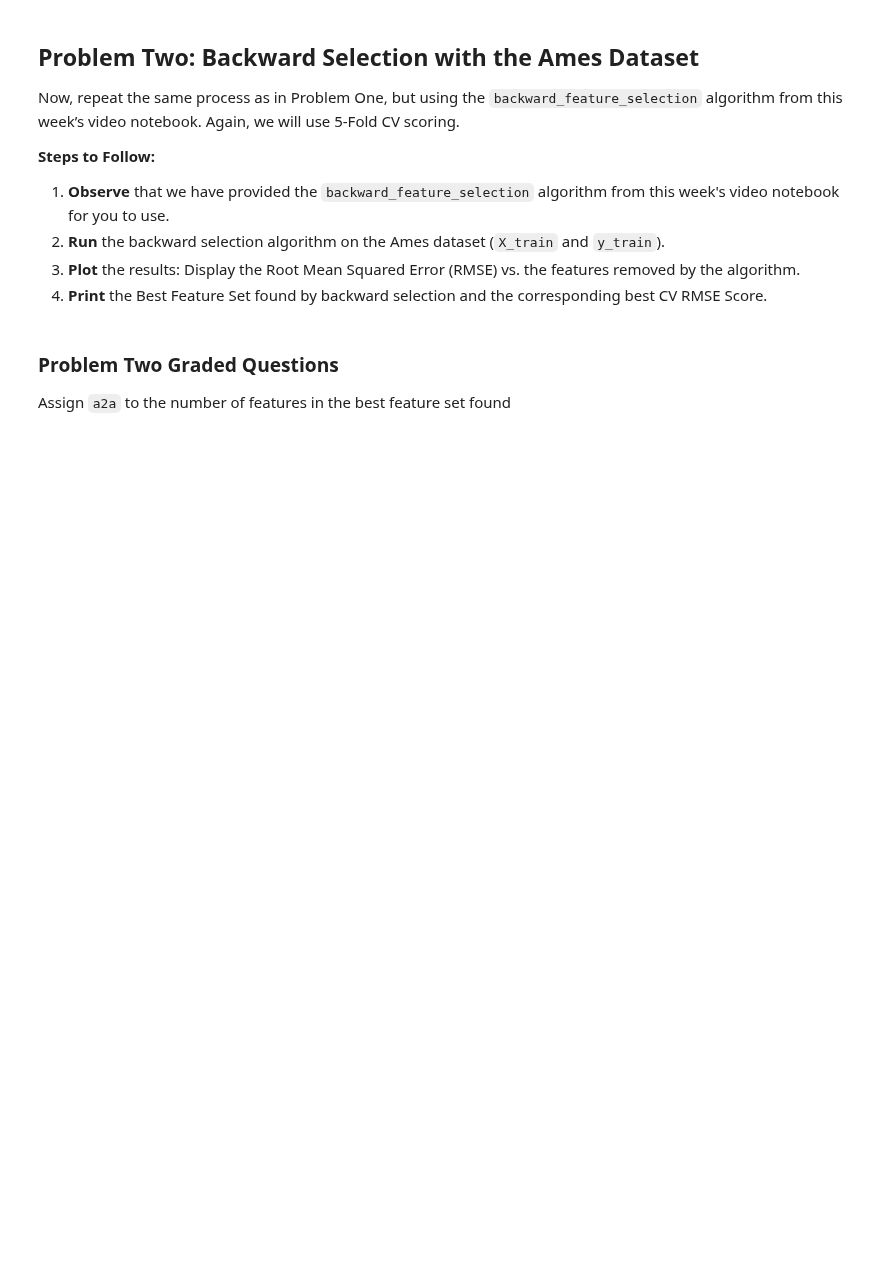
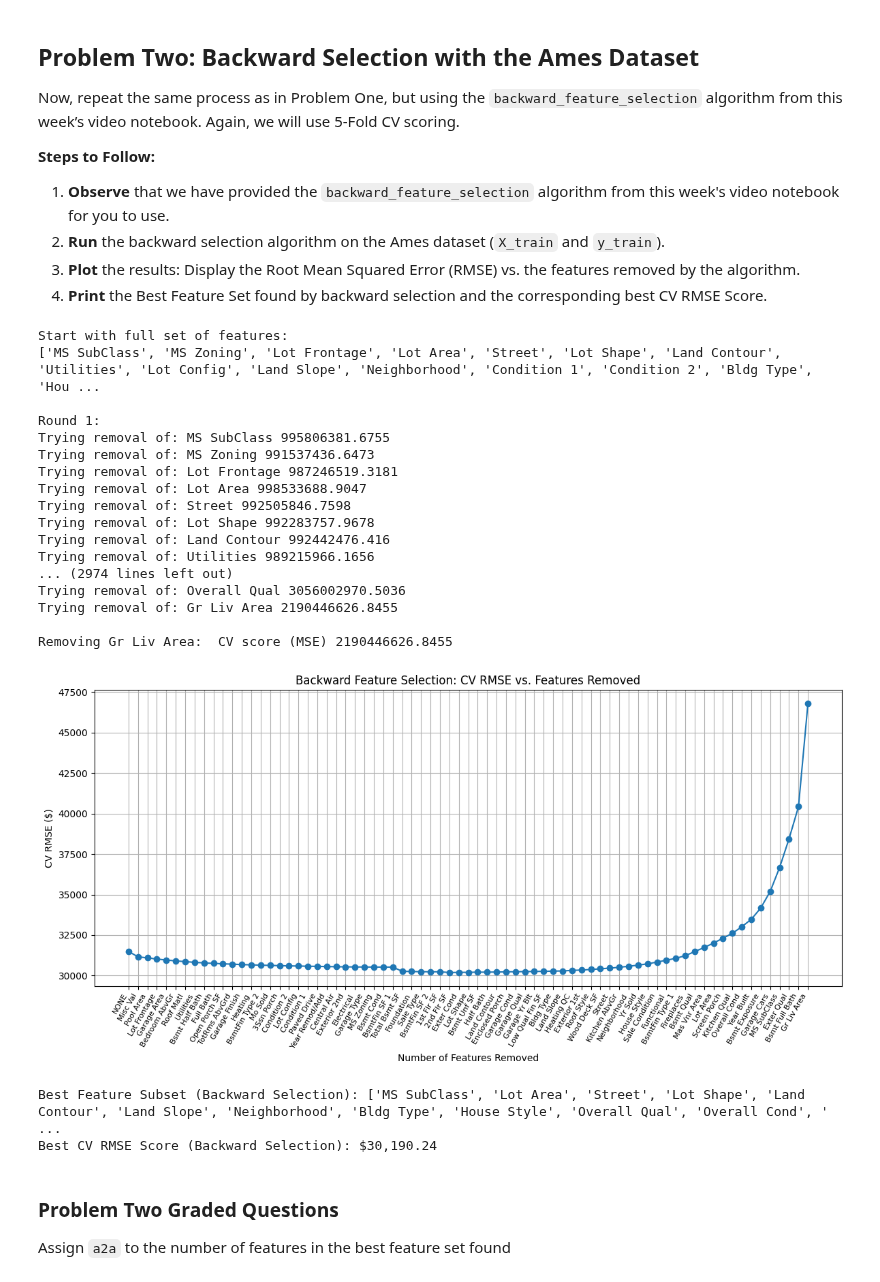
Before and after one commit to amc200092845471/Module-3-Assignments, a Jupyter notebook: Homework_05.ipynb, the cells around one changed output. Saved outputs shown, nothing was run; the diff lists cells and outputs as text; code cells hidden in the pictures; blank space fills up the shorter version.

```diff
--- a/Homework_05.ipynb
+++ b/Homework_05.ipynb
@@ -306,6 +353,66 @@ def backward_feature_selection(X, y, model,
     )
 # %%
 # Your code here:  Run Backward Feature Selection, plot the results, and print out the Best Feature Set and the Best CV RMSE Score found.
+model = LinearRegression()
+
+# 2. Run backward feature selection
+removed_features, mse_scores_backward, best_feature_set_backward, best_mse_score_backward = backward_feature_selection(
+    X_train,
+    y_train,
+    model,
+    scoring='neg_mean_squared_error',
+    cv=5,
+    tol=None,
+    max_features=None,  # Will stop when only 1 feature is left
+    n_jobs=-1,
+    verbose=True
+)
+
+# 3. Convert MSE to RMSE for interpretability
+rmse_scores_backward = [np.sqrt(score) for score in mse_scores_backward]
+best_rmse_score_backward = np.sqrt(best_mse_score_backward)
+
+# 4. Plot RMSE vs. Feature Removals
+plt.figure(figsize=(12, 6))
+plt.plot(range(len(rmse_scores_backward)), rmse_scores_backward, marker='o')
+plt.xlabel("Number of Features Removed")
+plt.ylabel("CV RMSE ($)")
+plt.title("Backward Feature Selection: CV RMSE vs. Features Removed")
+plt.xticks(
+    range(len(removed_features)),
+    removed_features,
+    rotation=60,
+    ha='right',
+    fontsize=8
+)
+plt.grid(True)
+plt.tight_layout()
+plt.show()
+
+# 5. Print results
+print("Best Feature Subset (Backward Selection):", best_feature_set_backward)
+print("Best CV RMSE Score (Backward Selection): ${:,.2f}".format(best_rmse_score_backward))
+# %% [output]
+Start with full set of features:
+['MS SubClass', 'MS Zoning', 'Lot Frontage', 'Lot Area', 'Street', 'Lot Shape', 'Land Contour', 'Utilities', 'Lot Config', 'Land Slope', 'Neighborhood', 'Condition 1', 'Condition 2', 'Bldg Type', 'Hou ...
+
+Round 1:
+Trying removal of: MS SubClass 995806381.6755
+Trying removal of: MS Zoning 991537436.6473
+Trying removal of: Lot Frontage 987246519.3181
+Trying removal of: Lot Area 998533688.9047
+Trying removal of: Street 992505846.7598
+Trying removal of: Lot Shape 992283757.9678
+Trying removal of: Land Contour 992442476.416
+Trying removal of: Utilities 989215966.1656
+... (2974 lines left out)
+Trying removal of: Overall Qual 3056002970.5036
+Trying removal of: Gr Liv Area 2190446626.8455
+
+Removing Gr Liv Area:  CV score (MSE) 2190446626.8455
+[figure, added]
+Best Feature Subset (Backward Selection): ['MS SubClass', 'Lot Area', 'Street', 'Lot Shape', 'Land Contour', 'Land Slope', 'Neighborhood', 'Bldg Type', 'House Style', 'Overall Qual', 'Overall Cond', ' ...
+Best CV RMSE Score (Backward Selection): $30,190.24
 # %% [markdown]
 ### Problem Two Graded Questions
 
```
Also changed, not shown: parts of 20 cells of this notebook, 8 other files.
